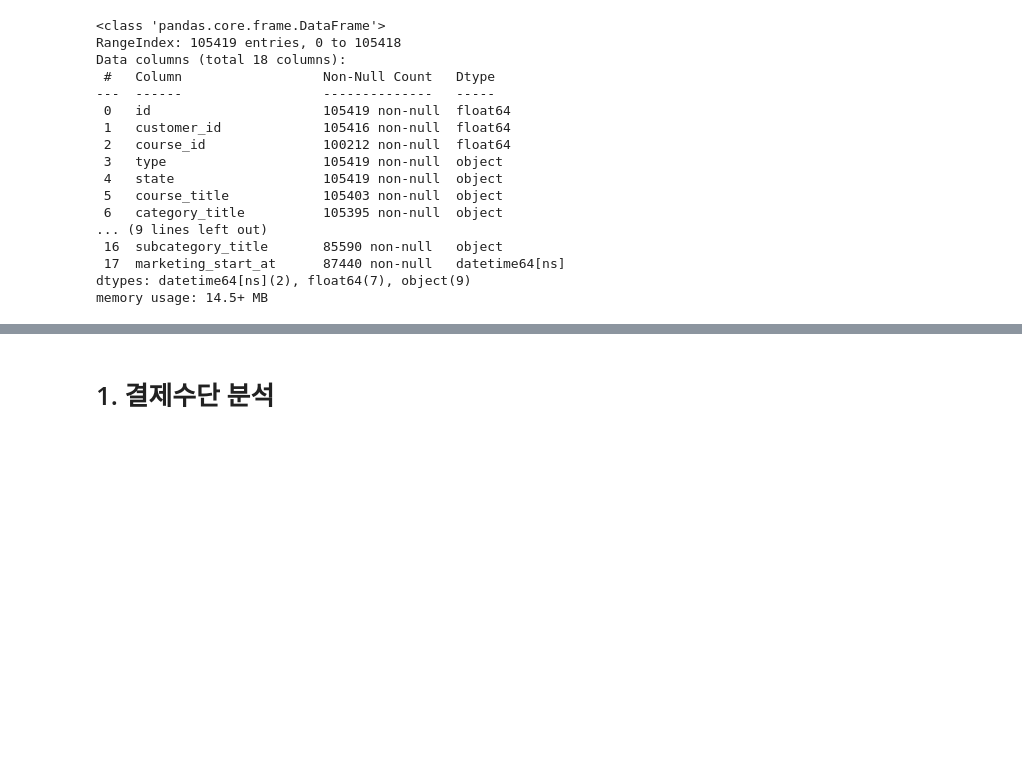
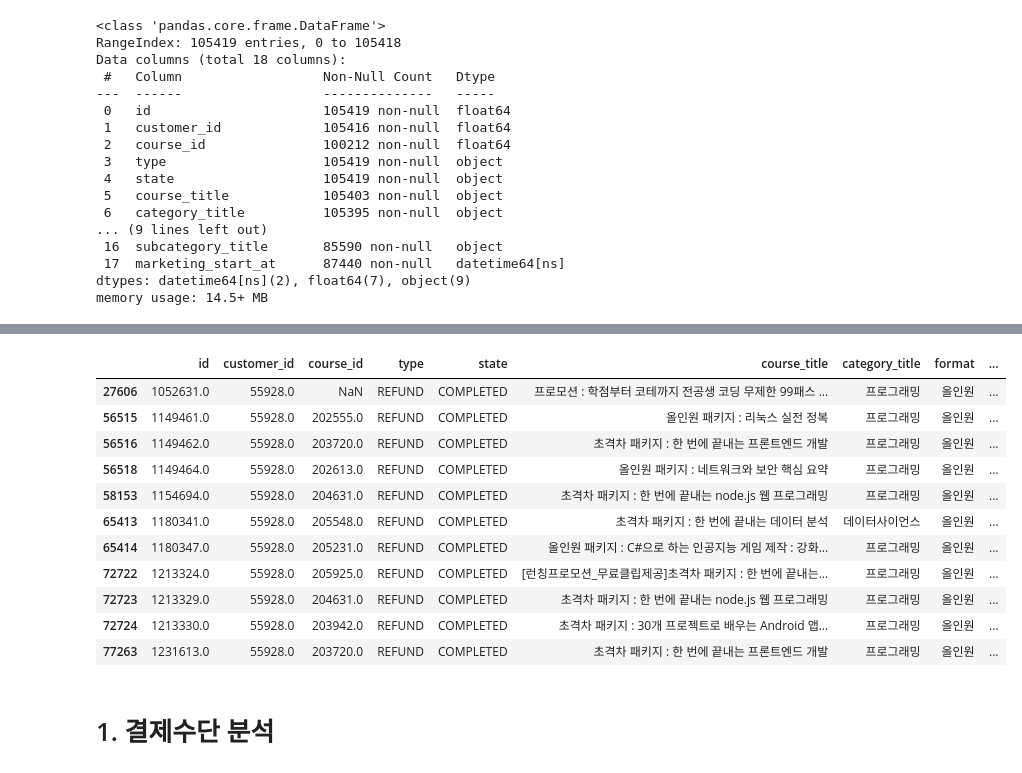
Before and after one commit to yd-online3/fc_miniproject, a Jupyter notebook: fc_mini_정인식.ipynb, the cells around one changed output, grey strips where cells are left out. Drawn from its saved outputs; the diff is of its cells as text; code cells hidden in the pictures; blank space fills up the shorter version.

Commit message:
feat: Payment and Refund diff analyzing

```diff
--- a/fc_mini_정인식.ipynb
+++ b/fc_mini_정인식.ipynb
@@ -175,0 +217,3 @@ array(['PAYMENT', 'REFUND'], dtype=object)
+# %%
+comp_data = data_new[data_new['state']=='COMPLETED'] # COMPLETED 상태인 것만을 추출
+comp_data['state'].unique()
@@ -175,0 +232,3 @@ array(['PAYMENT', 'REFUND'], dtype=object)
+# %%
+refund_data = comp_data[comp_data['type']== 'REFUND']
+refund_data.head()
@@ -176,3 +289,18 @@ array(['PAYMENT', 'REFUND'], dtype=object)
+# %%
+refund_data[refund_data['customer_id']==55928.0]
+# %% [output]
+|  | id | customer_id | course_id | type | state | course_title | category_title | format | ... |
+| 27606 | 1052631.0 | 55928.0 | NaN | REFUND | COMPLETED | 프로모션 : 학점부터 코테까지 전공생 코딩 무제한 99패스 ... | 프로그래밍 | 올인원 | ... |
+| 56515 | 1149461.0 | 55928.0 | 202555.0 | REFUND | COMPLETED | 올인원 패키지 : 리눅스 실전 정복 | 프로그래밍 | 올인원 | ... |
+| 56516 | 1149462.0 | 55928.0 | 203720.0 | REFUND | COMPLETED | 초격차 패키지 : 한 번에 끝내는 프론트엔드 개발 | 프로그래밍 | 올인원 | ... |
+| 56518 | 1149464.0 | 55928.0 | 202613.0 | REFUND | COMPLETED | 올인원 패키지 : 네트워크와 보안 핵심 요약 | 프로그래밍 | 올인원 | ... |
+| 58153 | 1154694.0 | 55928.0 | 204631.0 | REFUND | COMPLETED | 초격차 패키지 : 한 번에 끝내는 node.js 웹 프로그래밍 | 프로그래밍 | 올인원 | ... |
+| 65413 | 1180341.0 | 55928.0 | 205548.0 | REFUND | COMPLETED | 초격차 패키지 : 한 번에 끝내는 데이터 분석 | 데이터사이언스 | 올인원 | ... |
+| 65414 | 1180347.0 | 55928.0 | 205231.0 | REFUND | COMPLETED | 올인원 패키지 : C#으로 하는 인공지능 게임 제작 : 강화... | 프로그래밍 | 올인원 | ... |
+| 72722 | 1213324.0 | 55928.0 | 205925.0 | REFUND | COMPLETED | [런칭프로모션_무료클립제공]초격차 패키지 : 한 번에 끝내는... | 프로그래밍 | 올인원 | ... |
+| 72723 | 1213329.0 | 55928.0 | 204631.0 | REFUND | COMPLETED | 초격차 패키지 : 한 번에 끝내는 node.js 웹 프로그래밍 | 프로그래밍 | 올인원 | ... |
+| 72724 | 1213330.0 | 55928.0 | 203942.0 | REFUND | COMPLETED | 초격차 패키지 : 30개 프로젝트로 배우는 Android 앱... | 프로그래밍 | 올인원 | ... |
+| 77263 | 1231613.0 | 55928.0 | 203720.0 | REFUND | COMPLETED | 초격차 패키지 : 한 번에 끝내는 프론트엔드 개발 | 프로그래밍 | 올인원 | ... |
 # %% [markdown]
 # 1. 결제수단 분석
 # %%
```
Also changed, not shown: parts of 71 cells of this notebook.
